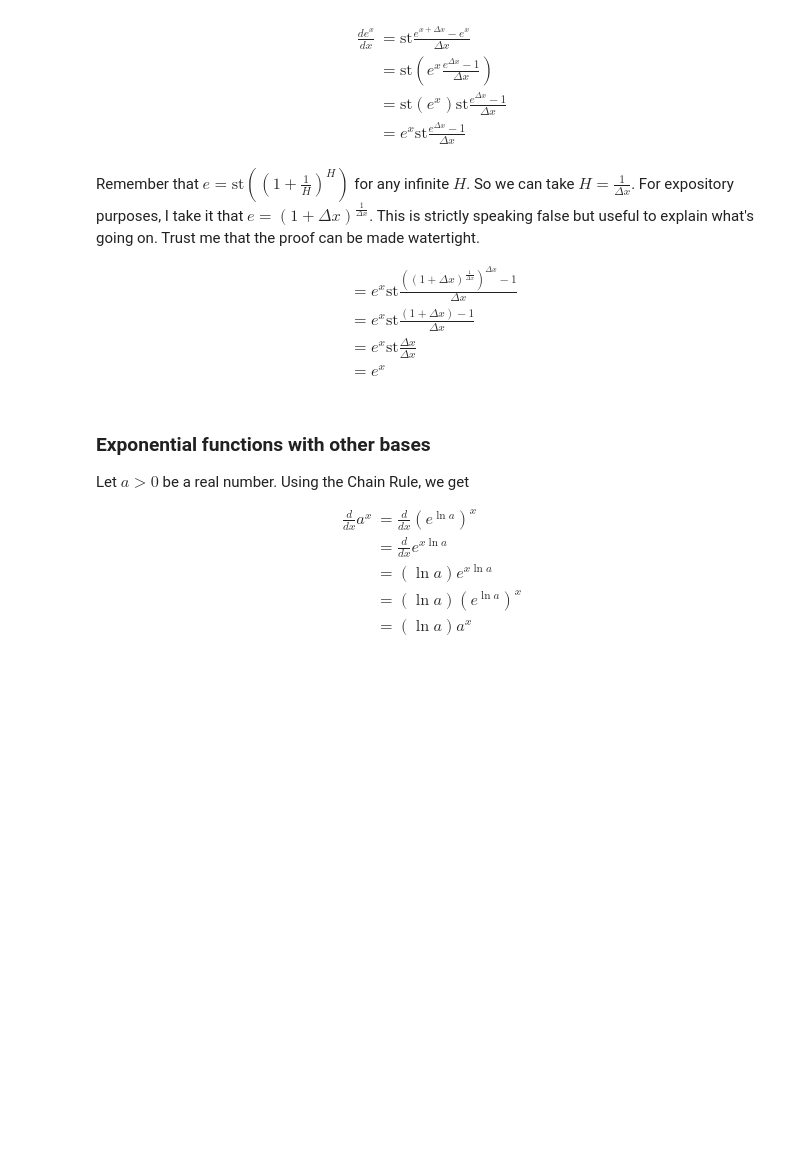
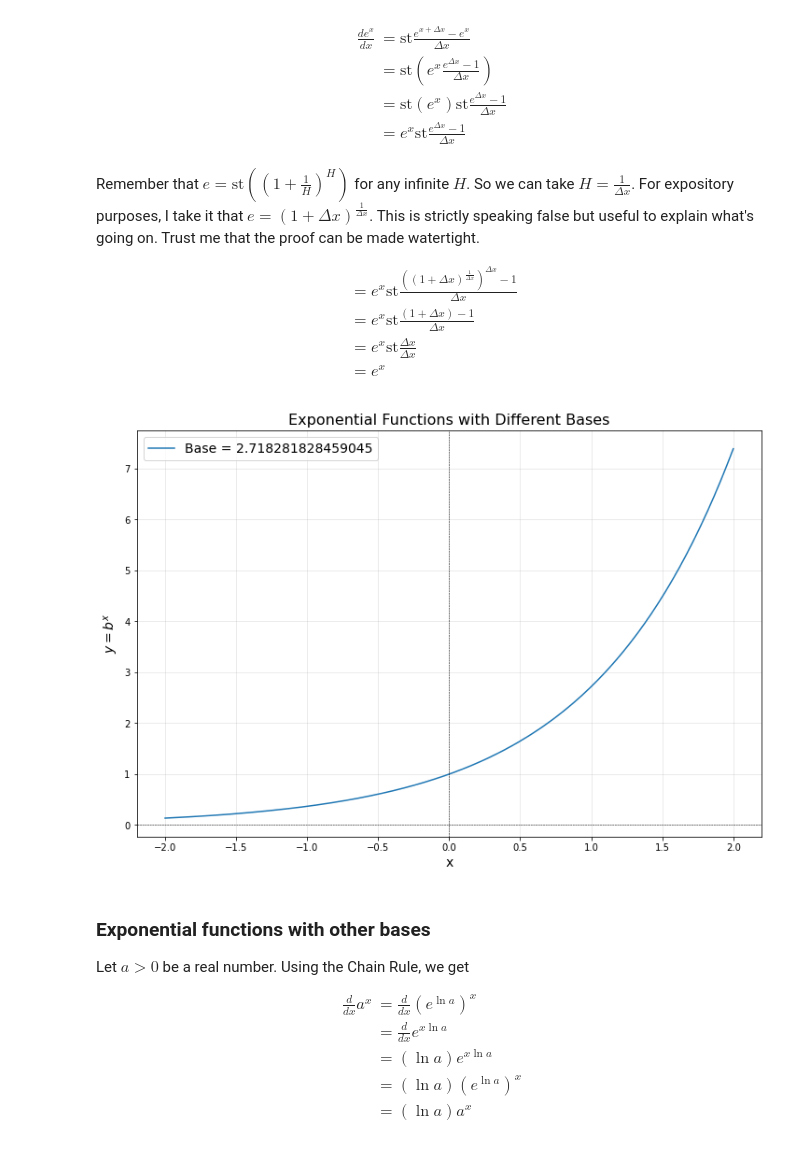
Before and after one commit to gerhardJaeger/mathML_24_25, a Jupyter notebook: session21/Notebook21.ipynb, the cells around one changed output. Drawn from its saved outputs; the diff is of its cells as text; code cells hidden in the pictures; blank space fills up the shorter version.

```diff
--- a/session21/Notebook21.ipynb
+++ b/session21/Notebook21.ipynb
@@ -183,6 +183,35 @@ $$
 &= e^x
 \end{align}
 $$
+# %%
+import numpy as np
+import matplotlib.pyplot as plt
+
+# Define x values
+x = np.linspace(-2, 2, 500)
+
+# Define exponential functions with different bases
+bases = [np.exp(1)]
+functions = {f'Base = {b}': b**x for b in bases}
+
+# Create the plot
+plt.figure(figsize=(12, 8))  # Larger figure size
+for label, values in functions.items():
+    plt.plot(x, values, label=label)
+
+# Add labels, legend, and grid
+plt.axhline(0, color='black', linewidth=0.5, linestyle='--')
+plt.axvline(0, color='black', linewidth=0.5, linestyle='--')
+plt.xlabel('x', fontsize=14)
+plt.ylabel('$y = b^x$', fontsize=14)
+plt.title('Exponential Functions with Different Bases', fontsize=16)
+plt.legend(fontsize=14, loc='upper left')
+plt.grid(alpha=0.3)
+
+# Show the plot
+plt.show()
+# %% [output]
+[figure, added]
 # %% [markdown]
 ### Exponential functions with other bases
 
```
Also changed, not shown: parts of 16 cells of this notebook.
